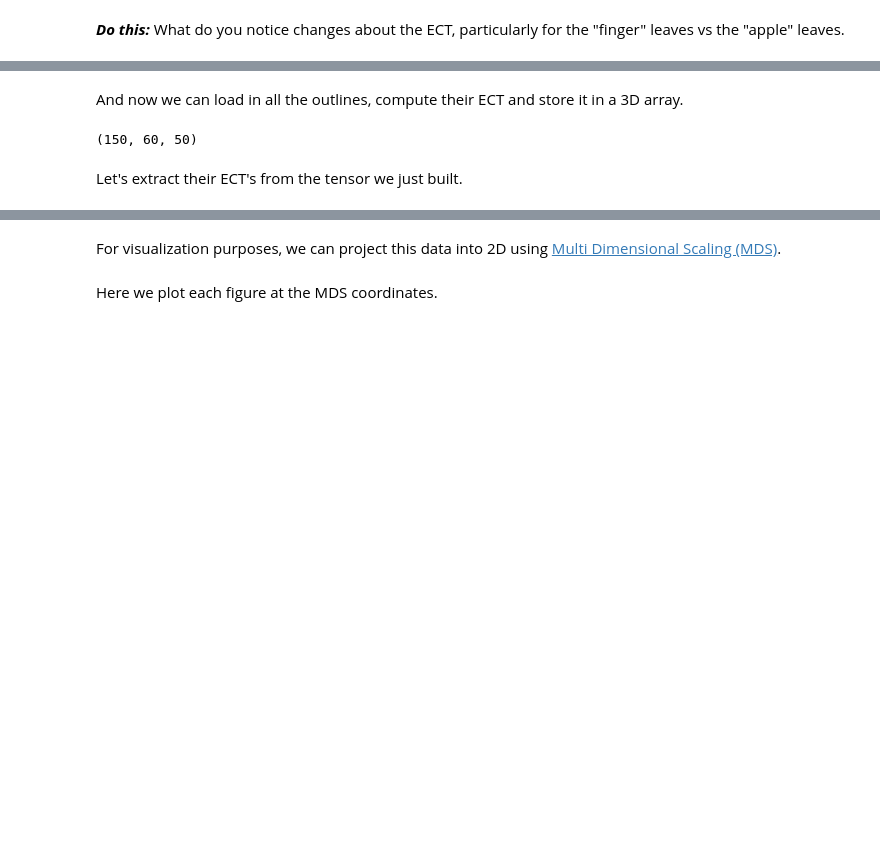
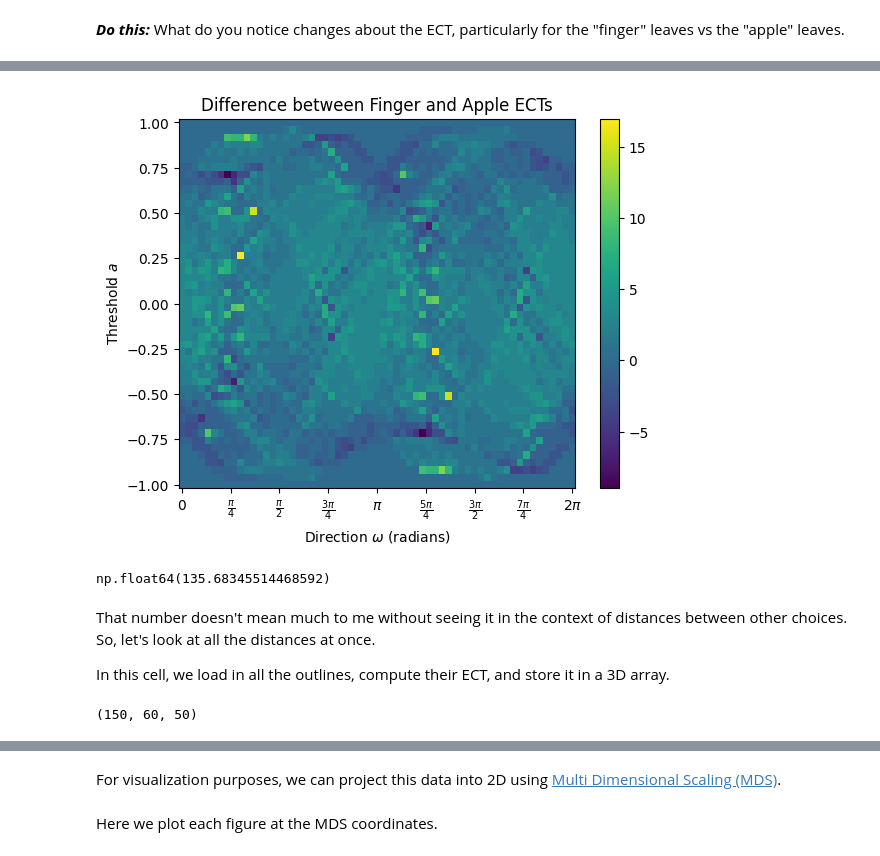
Before and after one commit to lizliz/CMSE890-TDA-Fall2025, a Jupyter notebook: _sources/Lectures/20-DirectionalTransform/Lec20-ECT_with_Matisse.ipynb, the cells around one changed output, grey strips where cells are left out. Drawn from its saved outputs; the diff is of its cells as text; code cells hidden in the pictures; blank space fills up the shorter version.

```diff
--- a/_sources/Lectures/20-DirectionalTransform/Lec20-ECT_with_Matisse.ipynb
+++ b/_sources/Lectures/20-DirectionalTransform/Lec20-ECT_with_Matisse.ipynb
@@ -123,6 +122,7 @@ def matisse_ect(i, ect):
         raise ValueError(f"i must be between 1 and 150, got {i}")
     filename = file_names[i-1] # Adjust for zero-based index
     shape = np.loadtxt(data_dir + filename)
+    shape[:,1] = shape[:,1].max() - shape[:,1] # Flip y-axis for correct orientation
     G = EmbeddedComplex()  # Using the unified EmbeddedComplex class
     G.add_cycle(shape)
     G.transform_coordinates(projection_type="pca")
@@ -189,6 +197,20 @@ plt.tight_layout();
+# %%
+# Here's the difference matrix
+diff = fingerECT-appleECT
+
+diff.plot()
+plt.title("Difference between Finger and Apple ECTs");
+# %% [output]
+[figure, added]
+# %%
+# We can get the actual distance by computing the L2 norm of the difference matrix
+np.sqrt(sum(sum(diff**2)))
+# %% [output]
+np.float64(135.68345514468592)
 # %% [markdown]
+That number doesn't mean much to me without seeing it in the context of distances between other choices. So, let's look at all the distances at once.
 
- And now we can load in all the outlines, compute their ECT and store it in a 3D array.
+In this cell, we load in all the outlines, compute their ECT, and store it in a 3D array.
 # %%
 num_dirs = 60  # set number of directional axes
 num_thresh = 50  # set number of thresholds each axis
@@ -202,5 +224,3 @@ for i in range(150):  # for each leaf
 ect_arr.shape  # (num_shapes, num_directions, num_thresholds)
 # %% [output]
 (150, 60, 50)
-# %% [markdown]
-Let's extract their ECT's from the tensor we just built.
```
Also changed, not shown: parts of 13 cells of this notebook, 13 other files.
